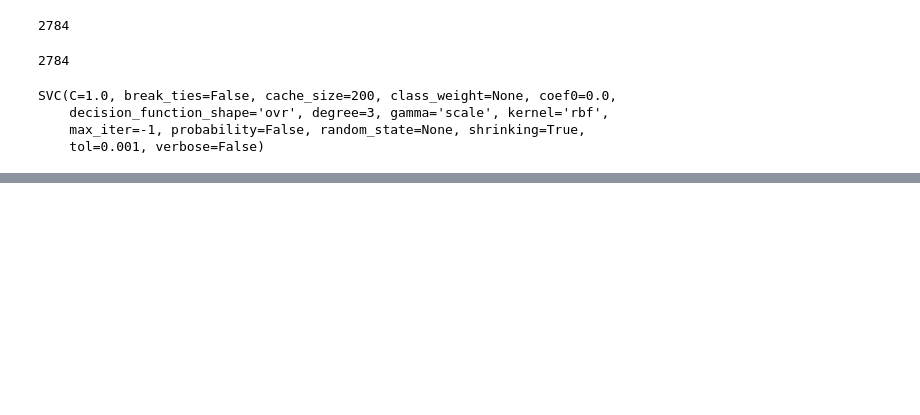
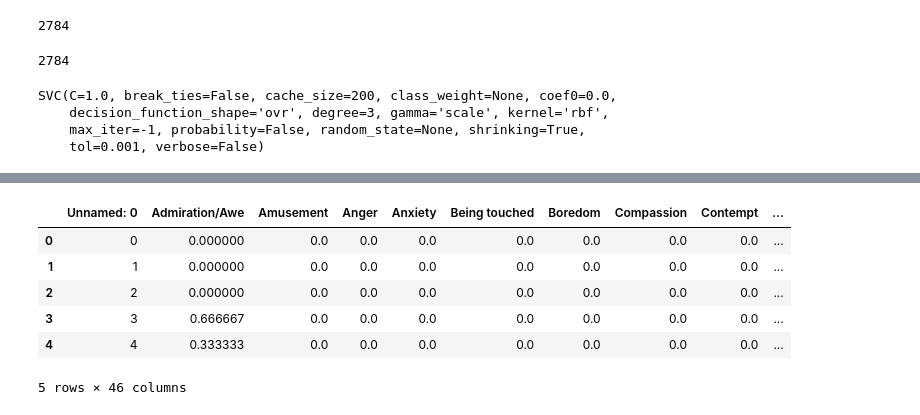
Before and after one commit to hammadojh/reviews_helpfulness, a Jupyter notebook: Helpfulness_Classifier.ipynb, the cells around one changed output, grey strips where cells are left out. Drawn from its saved outputs; the diff is of its cells as text; code cells hidden in the pictures; blank space fills up the shorter version.

```diff
--- a/Helpfulness_Classifier.ipynb
+++ b/Helpfulness_Classifier.ipynb
@@ -27,0 +185,2 @@ SVC(C=1.0, break_ties=False, cache_size=200, class_weight=None, coef0=0.0,
+# %%
+run_svm(struct,helpfulness_numeric)
@@ -27,0 +317,12 @@ SVC(C=1.0, break_ties=False, cache_size=200, class_weight=None, coef0=0.0,
+# %%
+comb = pd.concat([galc,struct],axis=1)
+# %%
+comb.head()
+# %% [output]
+|  | Unnamed: 0 | Admiration/Awe | Amusement | Anger | Anxiety | Being touched | Boredom | Compassion | Contempt | ... |
+| 0 | 0 | 0.000000 | 0.0 | 0.0 | 0.0 | 0.0 | 0.0 | 0.0 | 0.0 | ... |
+| 1 | 1 | 0.000000 | 0.0 | 0.0 | 0.0 | 0.0 | 0.0 | 0.0 | 0.0 | ... |
+| 2 | 2 | 0.000000 | 0.0 | 0.0 | 0.0 | 0.0 | 0.0 | 0.0 | 0.0 | ... |
+| 3 | 3 | 0.666667 | 0.0 | 0.0 | 0.0 | 0.0 | 0.0 | 0.0 | 0.0 | ... |
+| 4 | 4 | 0.333333 | 0.0 | 0.0 | 0.0 | 0.0 | 0.0 | 0.0 | 0.0 | ... |
+5 rows × 46 columns
```
Also changed, not shown: parts of 36 cells of this notebook.
